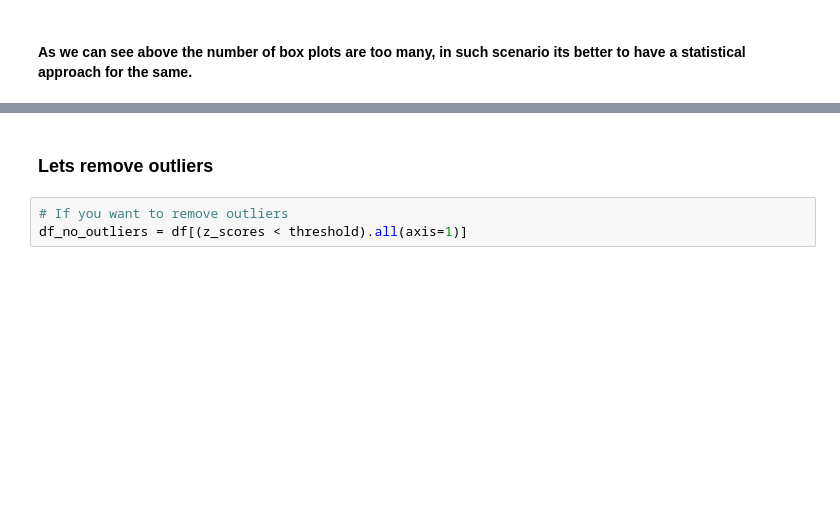
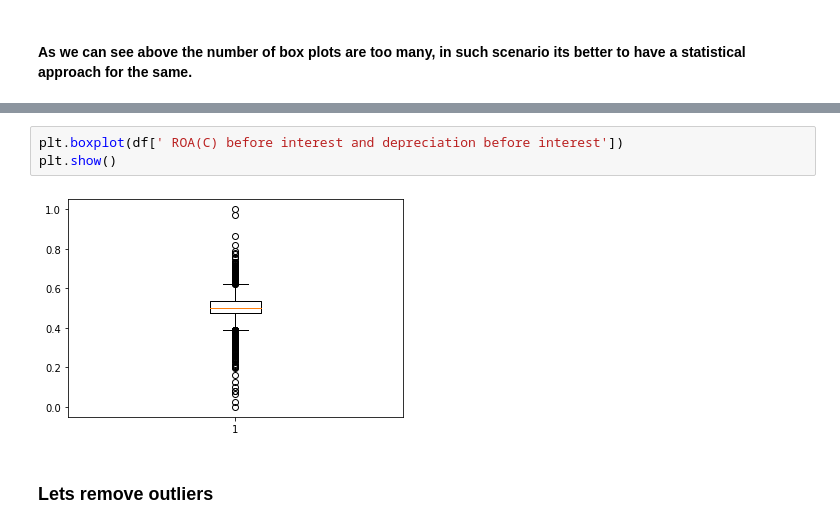
Before and after one commit to ap539813/Bankruptcy-Prediction-Model, a Jupyter notebook: BPM_code.ipynb, the cells around one changed output, grey strips where cells are left out. Drawn from its saved outputs; the diff is of its cells as text; blank space fills up the shorter version.

```diff
--- a/BPM_code.ipynb
+++ b/BPM_code.ipynb
@@ -166,5 +202,7 @@ df.shape
+# %%
+plt.boxplot(df[' ROA(C) before interest and depreciation before interest'])
+plt.show()
+# %% [output]
+[figure, added]
 # %% [markdown]
 ### Lets remove outliers
-# %%
-# If you want to remove outliers
-df_no_outliers = df[(z_scores < threshold).all(axis=1)]
```
Also changed, not shown: parts of 14 cells of this notebook.
